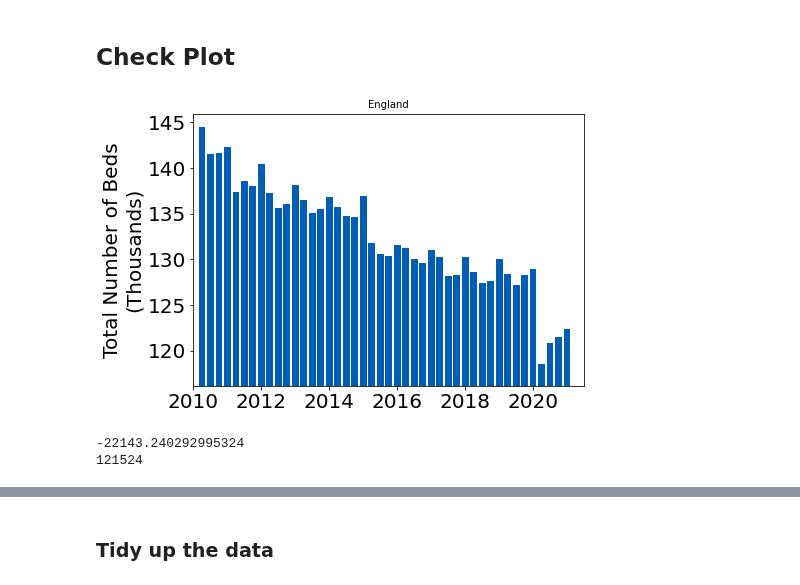
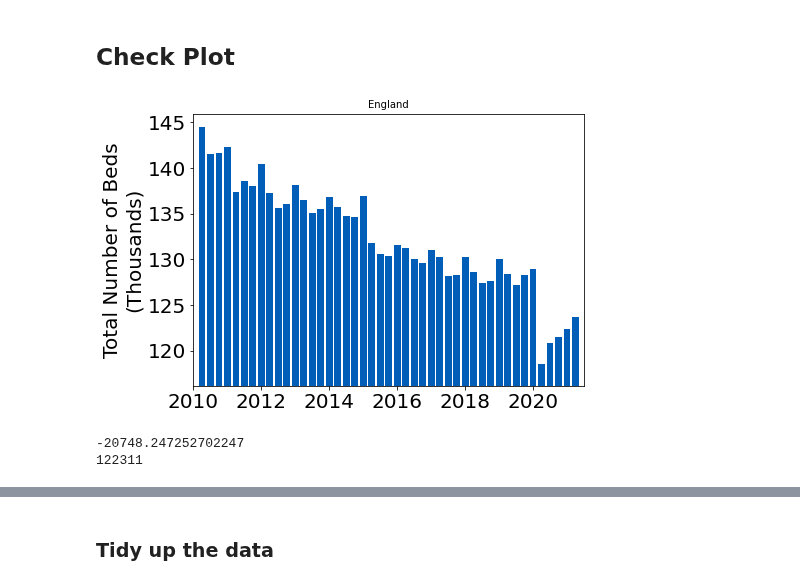
Before and after one commit to HowsMyNHS/NHSdata, a Jupyter notebook: Bed_Data/NhsEngBeds.ipynb, the cells around one changed output, grey strips where cells are left out. Drawn from its saved outputs; the diff is of its cells as text; code cells hidden in the pictures.

```diff
--- a/Bed_Data/NhsEngBeds.ipynb
+++ b/Bed_Data/NhsEngBeds.ipynb
@@ -150,26 +150,26 @@ for i, name in enumerate(data):
 <h2> Check Plot</h2>
 # %%
 fig, ax1 = plt.subplots(figsize = (7,5))
-time = np.arange(2010.25, 2021.25, 0.25)[::-1]
+time = np.arange(2010.25, 2021.5, 0.25)[::-1]
 
 hospital = 0
 
 allBeds = BedsAvail[hospital,:][BedsAvail[hospital,:]!='-']
 ax1.set_title(firstNames[hospital],size = 10)
 ax1.bar(time[BedsAvail[hospital,:]!='-'], allBeds*1e-3, width = 0.2,
         align='center', alpha=1, color="#005EB8")
 #plt.plot(time, allBeds,'r.',lw=2)
 ax1.set_ylim(0.98*min(allBeds)*1e-3, 1.01*max(allBeds)*1e-3)
 ax1.set_ylabel("Total Number of Beds\n(Thousands)")
 ax1.set_xlim(2010, 2021.5)
 plt.show()
 
 print(allBeds[0]-allBeds[-1])
 print(int(allBeds[1]))
 # %% [output]
-[figure, old version]
+[figure, new version]
--22143.240292995324
-121524
+-20748.247252702247
+122311
 # %%
 better = 0
 worse = 0
```
Also changed, not shown: parts of 6 cells of this notebook, 4 other files.
